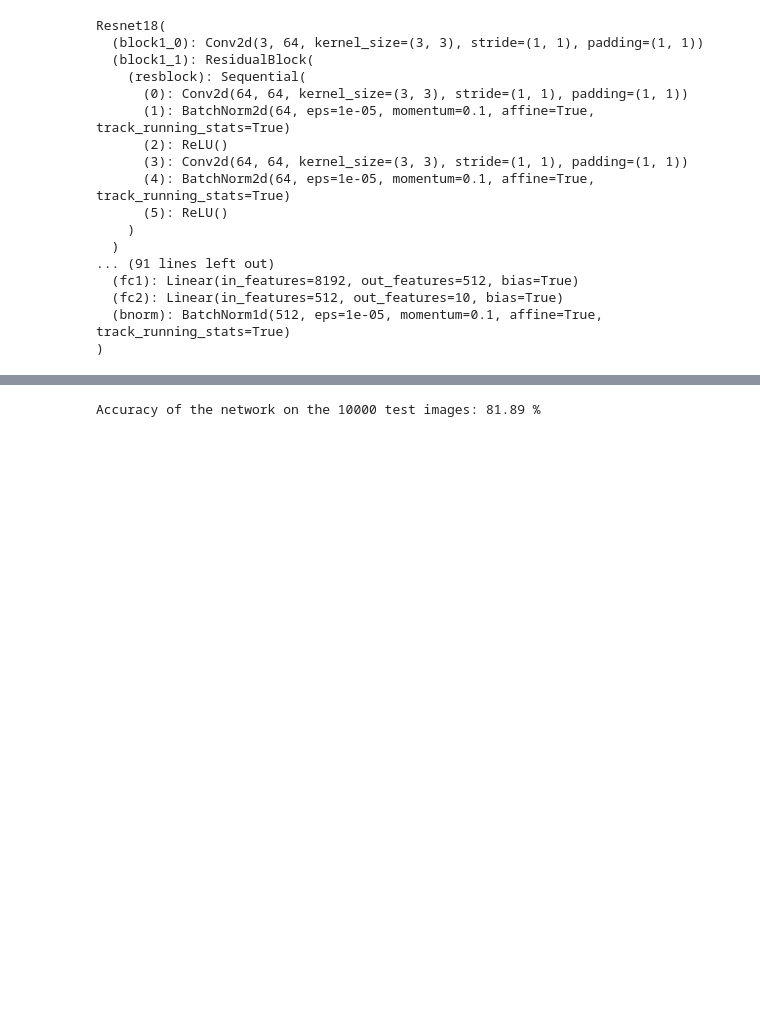
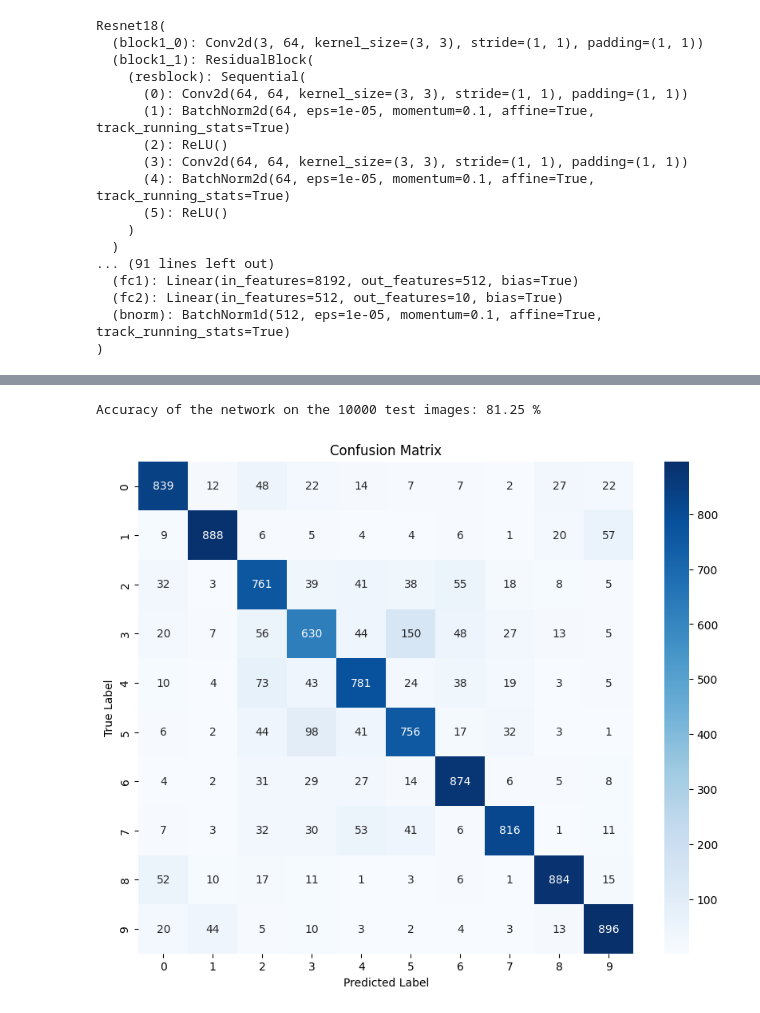
Before and after one commit to hardikk65/PyTorch, a Jupyter notebook: resnet18.ipynb, the cells around one changed output, grey strips where cells are left out. Saved outputs shown, nothing was run; the diff lists cells and outputs as text; code cells hidden in the pictures; blank space fills up the shorter version.

Commit message:
Kaggle Notebook | RESNET18 | CIFAR-10 RESNET18

```diff
--- a/resnet18.ipynb
+++ b/resnet18.ipynb
@@ -44,8 +47,8 @@ import torch.nn.functional as F
 # %%
-import torch
-import torch.nn as nn
+
 def training(model,criterion,optimizer,train_loader,epochs=10,device='cuda'):
-    training_loss = 0.0
+    training_losses = []
+    running_loss = 0.0
     training_accuracy = 0
     for epoch in range(epochs):
         for i,(images,labels) in enumerate(train_loader):
@@ -54,8 +57,7 @@ def training(model,criterion,optimizer,train_loader,epochs=10,device='cuda'):
             output = model(images)
 
             loss = criterion(output,labels)
-
-            # training_loss += loss.item()
+            running_loss += loss.item()
             optimizer.zero_grad()
 
             loss.backward()
@@ -67,16 +69,22 @@ def training(model,criterion,optimizer,train_loader,epochs=10,device='cuda'):
             training_accuracy += (predicted == labels).sum().item()
             if ((i+1)%100 == 0):
                 print(f'epoch:{epoch + 1},loss:{loss.item():.4f}')
+
+        avg_train_loss = running_loss / len(train_loader)
+        training_losses.append(avg_train_loss)
+
         print(f'accuracy:{training_accuracy*100/50000}')
         training_accuracy = 0
 
 #     torch.save(model.state_dict(),'/kaggle/working/model.pth')
 
-    return model
+    return training_losses
 
 
 def evaluation(model,test_loader,device='cuda'):
     with torch.no_grad():
+        all_predictions = []
+        all_labels = []
         n_correct = 0
         n_samples = 0
         test_loss = 0.0
@@ -85,13 +93,31 @@ def evaluation(model,test_loader,device='cuda'):
             images= images.to(device)
             labels = labels.to(device)
             outputs = model(images)
+
+            loss = criterion(outputs, labels)
+            test_loss += loss.item()
             _, predicted = torch.max(outputs.data, 1)
             n_samples += labels.size(0)
             n_correct += (predicted == labels).sum().item()
+            all_predictions.extend(predicted.cpu().numpy())
+            all_labels.extend(labels.cpu().numpy())
 
         acc = 100.0 * n_correct / n_samples
 
+
+        avg_test_loss = test_loss / len(test_loader.dataset)
         print(f'Accuracy of the network on the 10000 test images: {acc} %')
+
+        return all_predictions,all_labels,avg_test_loss
+# %%
+def draw_matrix(all_predictions,all_labels):
+    conf_matrix = confusion_matrix(all_labels, all_predictions)
+    plt.figure(figsize=(10, 8))
+    sns.heatmap(conf_matrix, annot=True, fmt='d', cmap='Blues', xticklabels=range(10), yticklabels=range(10))
+    plt.xlabel('Predicted Label')
+    plt.ylabel('True Label')
+    plt.title('Confusion Matrix')
+    plt.show()
 # %%
 class ResidualBlock(nn.Module):
 
@@ -265,4 +291,8 @@ accuracy:99.012
-# %%
-evaluation(resnet,test_loader)
-# %% [output]
-Accuracy of the network on the 10000 test images: 81.89 %
+# %%
+all_predictions,all_labels,test_loss  = evaluation(resnet,test_loader)
+# %% [output]
+Accuracy of the network on the 10000 test images: 81.25 %
+# %%
+draw_matrix(all_predictions,all_labels)
+# %% [output]
+[figure, added]
```
Also changed, not shown: parts of 2 cells of this notebook.
